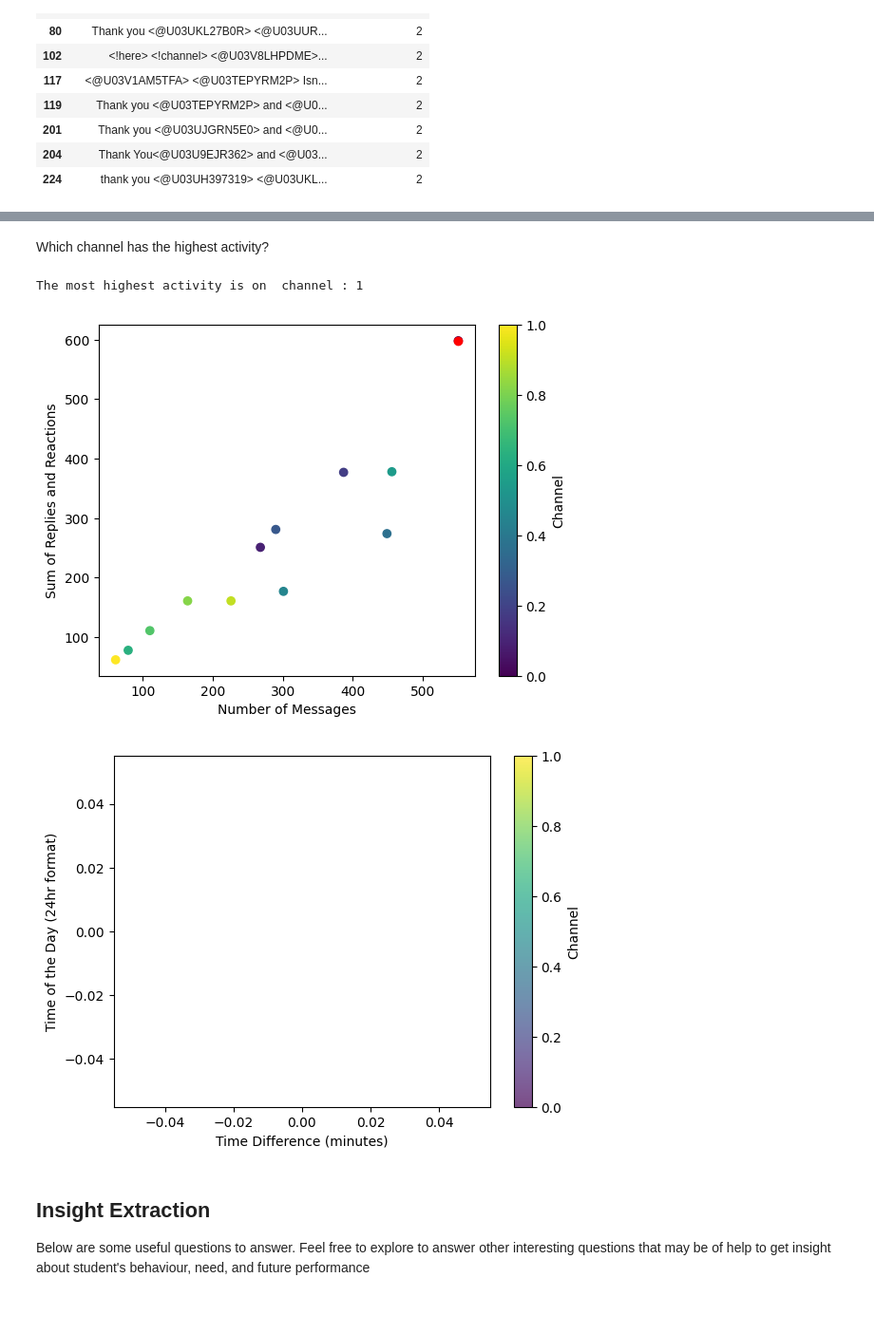
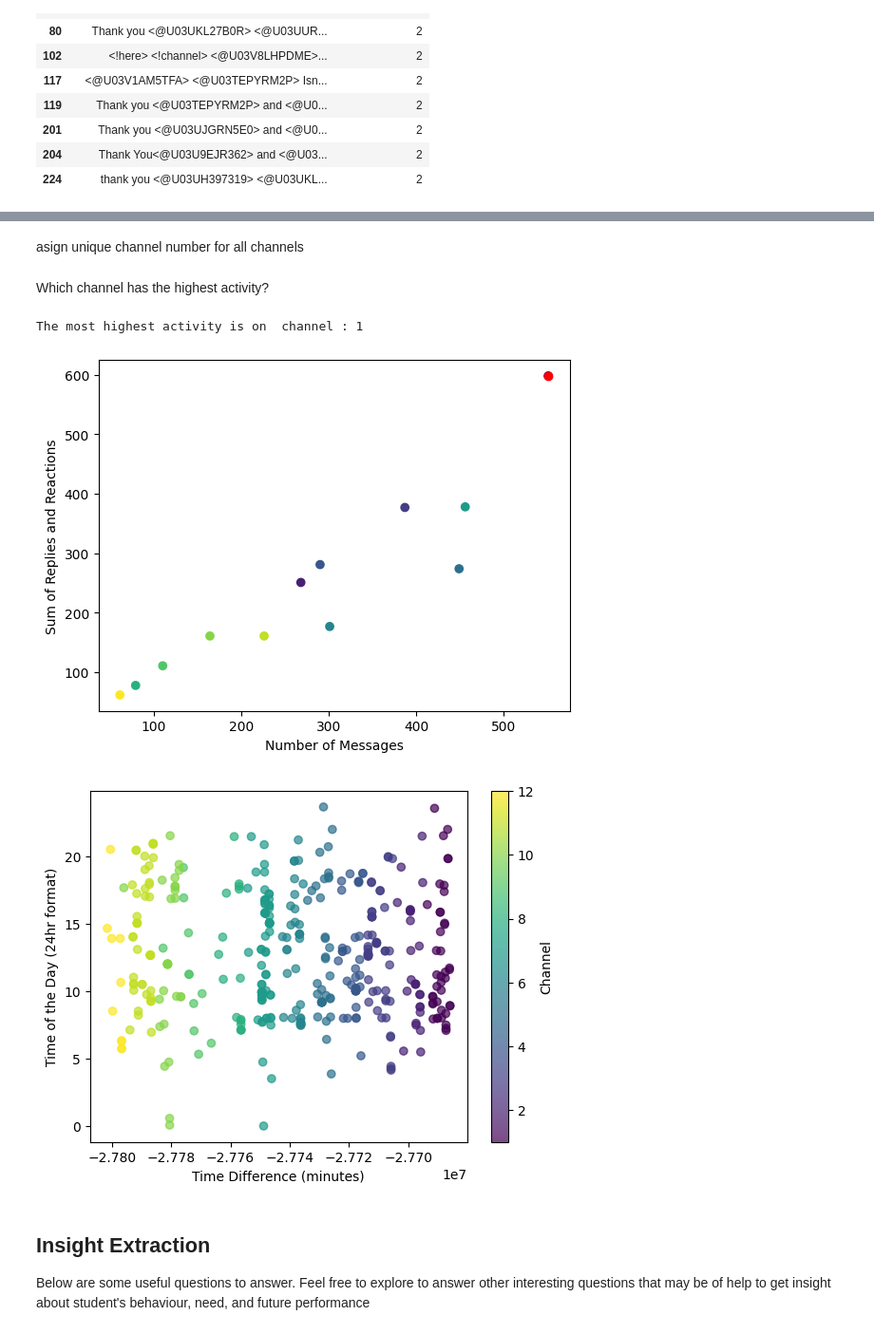
Before and after one commit to brook1167/Slack-analysis, a Jupyter notebook: notebooks/parse_slack_data.ipynb, the cells around one changed output, grey strips where cells are left out. Shown: that part at 95% size. Saved outputs shown, nothing was run; the diff lists cells and outputs as text; code cells hidden in the pictures; blank space fills up the shorter version.

Commit message:
fix not showing plots

```diff
--- a/notebooks/parse_slack_data.ipynb
+++ b/notebooks/parse_slack_data.ipynb
@@ -274,3 +323,5 @@ top_messages_by_mentions[['msg_content', 'mention_count']]
+# %% [markdown]
+asign unique channel number for all channels
 # %%
 
 data_loader = SlackDataLoader
@@ -290,7 +341,6 @@ concated_data = pd.concat(weeks, ignore_index=True)
 # %% [markdown]
 Which channel has the highest activity?
 # %%
-
 channel_activity = concated_data.groupby('channel').agg({
     'msg_content': 'count',
     'reply_count': 'sum',
@@ -313,52 +363,49 @@ plt.scatter(most_active_channel['msg_content'], most_active_channel['replies_and
 plt.xlabel('Number of Messages')
 plt.ylabel('Sum of Replies and Reactions')
 
-cbar = plt.colorbar()
-cbar.set_label('Channel')
+
 
 print(f"The most highest activity is on  channel : {most_active_channel['channel']}")
 # %% [output]
 The most highest activity is on  channel : 1
-[figure, old version]
+[figure, new version]
 # %%
 
-new_df = concated_data
 
-
-# Assuming 'msg_sent_time' has a consistent format, replace '%Y-%m-%d %H:%M:%S' with the actual format
-new_df['msg_sent_time'] = pd.to_datetime(new_df['msg_sent_time'], format='%Y-%m-%d %H:%M:%S', errors='coerce')
-new_df['time_thread_start'] = pd.to_datetime(new_df['time_thread_start'], errors='coerce')
+# Clean and convert time columns to datetime objects
+concated_data['msg_sent_time'] = pd.to_datetime(concated_data['msg_sent_time'], errors='coerce')
+concated_data['time_thread_start'] = pd.to_datetime(concated_data['time_thread_start'], errors='coerce')
 
 # Drop rows with missing or invalid timestamps
-new_df = new_df.dropna(subset=['msg_sent_time', 'time_thread_start'])
+concated_data = concated_data.dropna(subset=['msg_sent_time', 'time_thread_start'])
 
 # Calculate the time difference in minutes
-new_df['time_difference'] = (new_df['time_thread_start'] - new_df['msg_sent_time']).dt.total_seconds() / 60
+concated_data['time_difference'] = (concated_data['time_thread_start'] - concated_data['msg_sent_time']).dt.total_seconds() / 60
 
 # Extract the time of the day in 24hr format
-new_df['time_of_day'] = new_df['msg_sent_time'].dt.hour + new_df['msg_sent_time'].dt.minute / 60
+concated_data['time_of_day'] = concated_data['msg_sent_time'].dt.hour + concated_data['msg_sent_time'].dt.minute / 60
 
 # Filter data for messages replied within the first 5 minutes
-replied_within_5mins = new_df[new_df['time_difference'] <= 5]
+replied_within_5mins = concated_data[concated_data['time_difference'] <= 5]
 
 # Create a scatter plot with color representing channels
 plt.scatter(
     replied_within_5mins['time_difference'],
     replied_within_5mins['time_of_day'],
     c=replied_within_5mins['channel'],
     cmap='viridis',  # You can choose a different colormap
     alpha=0.7
 )
 
 # Set axis labels
 plt.xlabel('Time Difference (minutes)')
 plt.ylabel('Time of the Day (24hr format)')
 
 # Add a colorbar
 cbar = plt.colorbar()
 cbar.set_label('Channel')
 
 # Show the plot
 plt.show()
 # %% [output]
-[figure, old version]
+[figure, new version]
```
Also changed, not shown: parts of 6 cells of this notebook, 1 other file.
